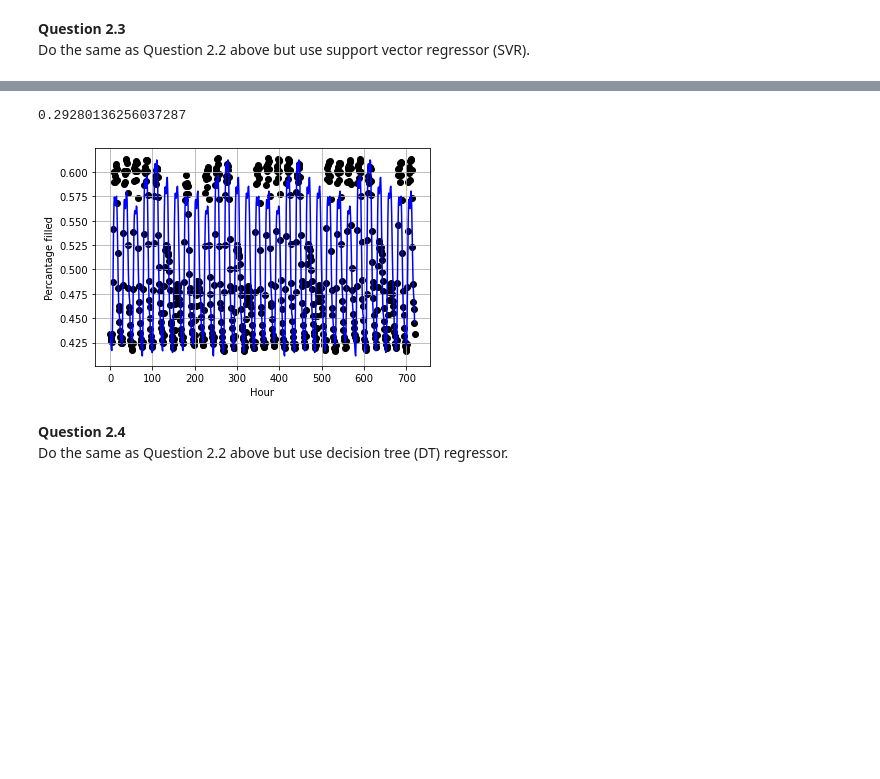
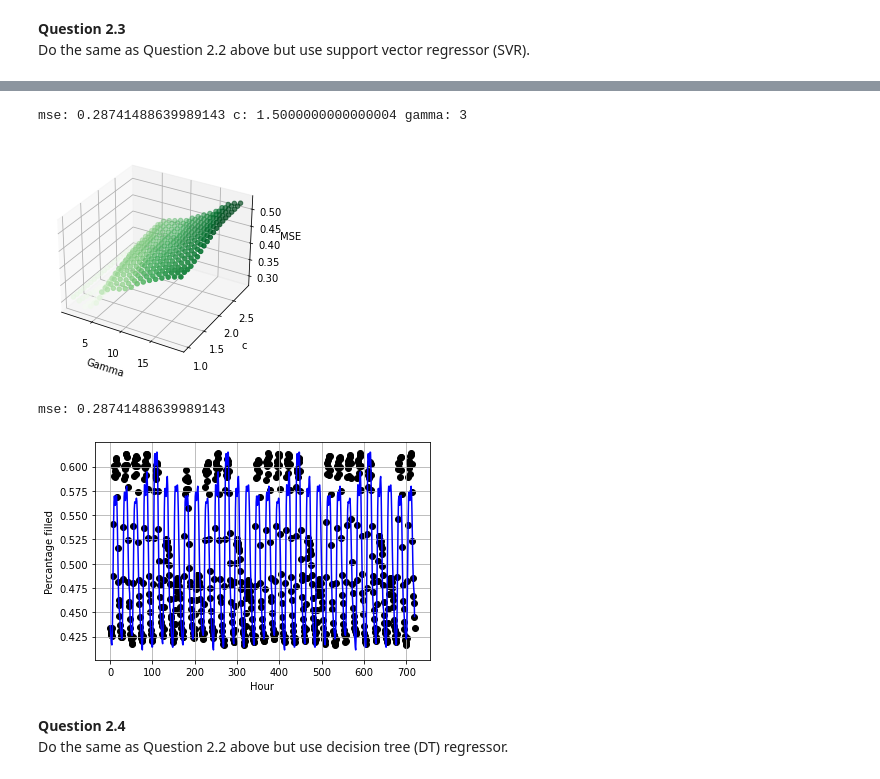
Before and after one commit to EthanWong2212/EE4211_Proj, a Jupyter notebook: part2_day.ipynb, the cells around one changed output, grey strips where cells are left out. Cells and saved outputs as stored; diff of their text form; code cells hidden in the pictures; blank space fills up the shorter version.

```diff
--- a/part2_day.ipynb
+++ b/part2_day.ipynb
@@ -269,6 +279,26 @@ plt.show()
+# %%
+print("mse:",mse,"c:",final_c,"gamma:",final_gamma)
+fig = plt.figure()
+ax = plt.axes(projection='3d')
+
+# Data for three-dimensional scattered points
+ydata = np.asarray(c_arr)
+zdata = np.asarray(mse_arr)
+xdata = np.asarray(gamma_arr)
+ax.scatter3D(xdata, ydata, zdata, c=zdata, cmap='Greens')
+
+# plt.plot([x/30 for x in range(start,len(mse_arr)+start)], mse_arr, color="blue", linewidth=3)
+plt.grid(True)
+ax.set_xlabel("Gamma")
+ax.set_ylabel("c")
+ax.set_zlabel("MSE")
+plt.show()
+# %% [output]
+mse: 0.28741488639989143 c: 1.5000000000000004 gamma: 3
+[figure, added]
 # %%
 predicted = regressor.predict(test_x_scaled)
-print(mean_squared_error(test_y_scaled, predicted))
+print("mse:",mean_squared_error(test_y_scaled, predicted))
 predicted = sc_y.inverse_transform(predicted.reshape(-1,1))
 plot_y = sc_y.inverse_transform(test_y_scaled)
 
@@ -280,8 +310,8 @@ plt.xlabel("Hour")
 plt.ylabel("Percantage filled")
 plt.show()
 # %% [output]
-0.29280136256037287
+mse: 0.28741488639989143
-[figure, old version]
+[figure, new version]
 # %% [markdown]
 **Question 2.4**<br>
 Do the same as Question 2.2 above but use decision tree (DT) regressor.
```
Also changed, not shown: parts of 1 cell of this notebook.
